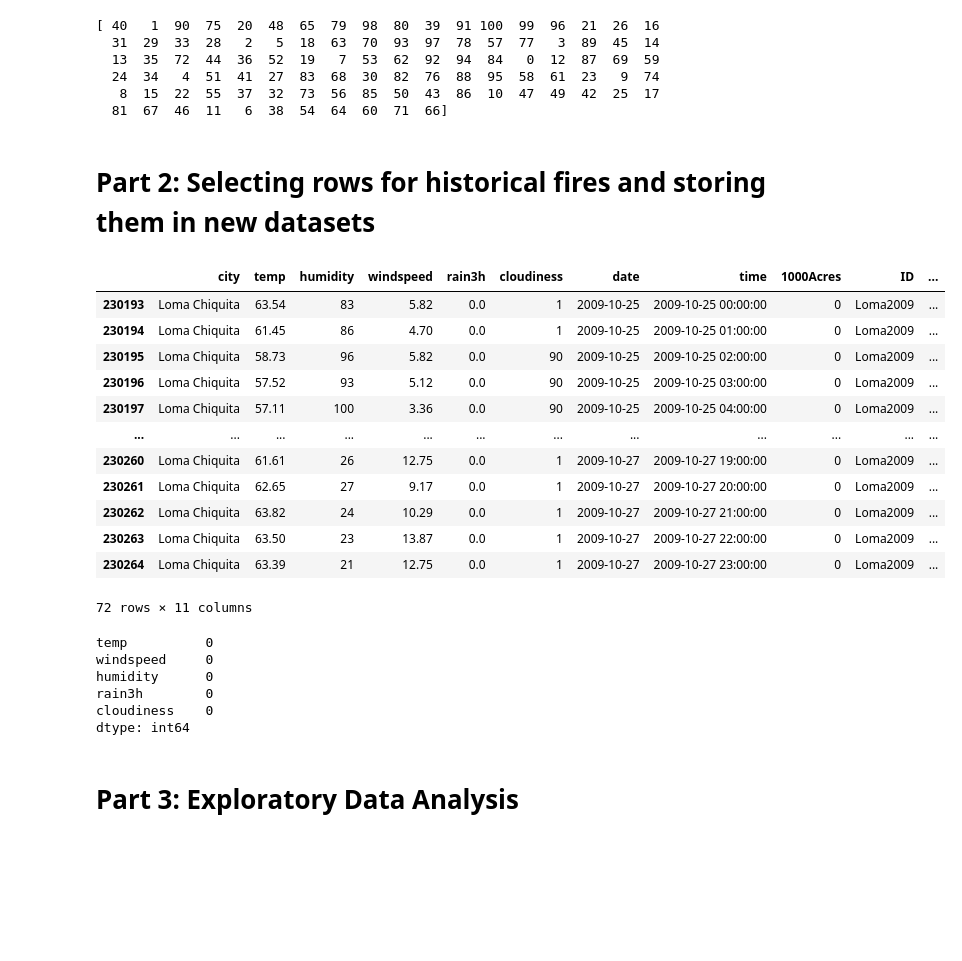
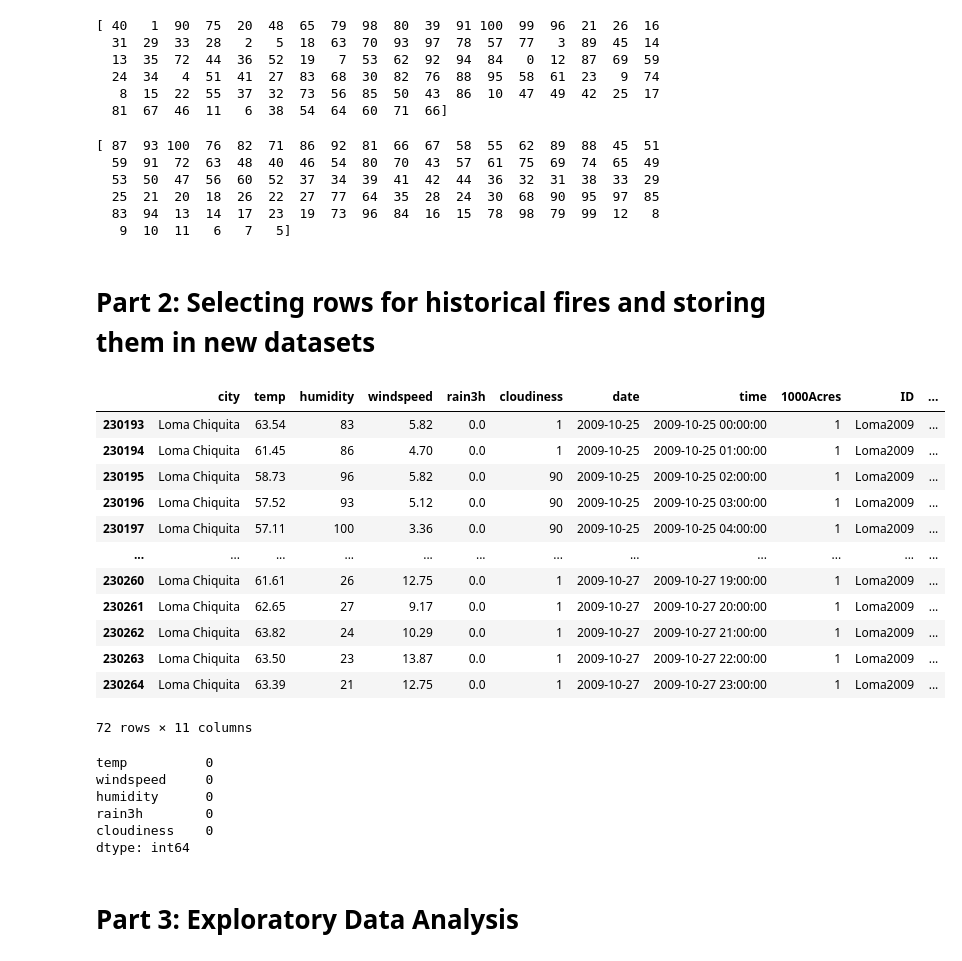
Before and after one commit to doctorshu2/Wildfire-Danger-Rating-Predictor, a Jupyter notebook: ASRNotebook.ipynb, the cells around one changed output. Drawn from its saved outputs; the diff is of its cells as text; code cells hidden in the pictures; blank space fills up the shorter version.

```diff
--- a/ASRNotebook.ipynb
+++ b/ASRNotebook.ipynb
@@ -102,6 +110,15 @@ print(main_features.cloudiness.unique())
   24  34   4  51  41  27  83  68  30  82  76  88  95  58  61  23   9  74
    8  15  22  55  37  32  73  56  85  50  43  86  10  47  49  42  25  17
   81  67  46  11   6  38  54  64  60  71  66]
+# %%
+print(main_features.humidity.unique())
+# %% [output]
+[ 87  93 100  76  82  71  86  92  81  66  67  58  55  62  89  88  45  51
+  59  91  72  63  48  40  46  54  80  70  43  57  61  75  69  74  65  49
+  53  50  47  56  60  52  37  34  39  41  42  44  36  32  31  38  33  29
+  25  21  20  18  26  22  27  77  64  35  28  24  30  68  90  95  97  85
+  83  94  13  14  17  23  19  73  96  84  16  15  78  98  79  99  12   8
+   9  10  11   6   7   5]
 # %% [markdown]
 # Part 2: Selecting rows for historical fires and storing them in new datasets
 # %%
@@ -120,7 +137,7 @@ LomaFire2009 = main_features.copy()
 startDate = np.array('2009-10-25', dtype=np.datetime64)
 lstartDate = startDate + np.arange(3)
 LomaFire2009 = LomaFire2009[(LomaFire2009.city == 'Loma Chiquita') & (LomaFire2009.date.isin(lstartDate))]
-LomaFire2009['1000Acres'] = 0
+LomaFire2009['1000Acres'] = 1
 LomaFire2009['ID'] = "Loma2009"
 LomaFire2009['droughtIndex'] = 295
 LomaFire2009['rain3h'].fillna(value=0, inplace=True)
@@ -162,44 +179,44 @@ len_firedata += len(SummitFire2008)
 #Contained: October 12, 2016
 #Size: 4474 Acres
 #Location: Loma Chiquita
 #Fire Over 1000 Label: 1
 LomaFire2016 = main_features.copy()
 startDate = np.array('2016-09-26', dtype=np.datetime64)
 l2startDate = startDate + np.arange(17)
 LomaFire2016 = LomaFire2016[(LomaFire2016.city == 'Loma Chiquita') & (LomaFire2016.date.isin(l2startDate))]
 LomaFire2016['1000Acres'] = 1
 LomaFire2016['ID'] = "Loma2016"
 LomaFire2016['rain3h'].fillna(value=0, inplace=True)
 LomaFire2016['droughtIndex'] = 295
 len_firedata += len(LomaFire2016)
 #Croy Fire of 2002
 #Start: September 23, 2002
 #End: September 29, 2002
 #Size: 3127 Acres
 #Location: Sveadal
 #Fire Over 1000 Label: 1
 CroyFire2002 = main_features.copy()
 startDate = np.array('2002-09-23', dtype=np.datetime64)
 cstartDate = startDate + np.arange(7)
 CroyFire2002 = CroyFire2002[(CroyFire2002.city == 'Loma Chiquita') & (CroyFire2002.date.isin(cstartDate))]
 CroyFire2002['1000Acres'] = 1
 CroyFire2002['ID'] = "Croy2002"
 CroyFire2002['rain3h'].fillna(value=0, inplace=True)
 CroyFire2002['droughtIndex'] = 100
 len_firedata += len(CroyFire2002)
 # %% [output]
 |  | city | temp | humidity | windspeed | rain3h | cloudiness | date | time | 1000Acres | ID | ... |
-| 230193 | Loma Chiquita | 63.54 | 83 | 5.82 | 0.0 | 1 | 2009-10-25 | 2009-10-25 00:00:00 | 0 | Loma2009 | ... |
-| 230194 | Loma Chiquita | 61.45 | 86 | 4.70 | 0.0 | 1 | 2009-10-25 | 2009-10-25 01:00:00 | 0 | Loma2009 | ... |
-| 230195 | Loma Chiquita | 58.73 | 96 | 5.82 | 0.0 | 90 | 2009-10-25 | 2009-10-25 02:00:00 | 0 | Loma2009 | ... |
-| 230196 | Loma Chiquita | 57.52 | 93 | 5.12 | 0.0 | 90 | 2009-10-25 | 2009-10-25 03:00:00 | 0 | Loma2009 | ... |
-| 230197 | Loma Chiquita | 57.11 | 100 | 3.36 | 0.0 | 90 | 2009-10-25 | 2009-10-25 04:00:00 | 0 | Loma2009 | ... |
+| 230193 | Loma Chiquita | 63.54 | 83 | 5.82 | 0.0 | 1 | 2009-10-25 | 2009-10-25 00:00:00 | 1 | Loma2009 | ... |
+| 230194 | Loma Chiquita | 61.45 | 86 | 4.70 | 0.0 | 1 | 2009-10-25 | 2009-10-25 01:00:00 | 1 | Loma2009 | ... |
+| 230195 | Loma Chiquita | 58.73 | 96 | 5.82 | 0.0 | 90 | 2009-10-25 | 2009-10-25 02:00:00 | 1 | Loma2009 | ... |
+| 230196 | Loma Chiquita | 57.52 | 93 | 5.12 | 0.0 | 90 | 2009-10-25 | 2009-10-25 03:00:00 | 1 | Loma2009 | ... |
+| 230197 | Loma Chiquita | 57.11 | 100 | 3.36 | 0.0 | 90 | 2009-10-25 | 2009-10-25 04:00:00 | 1 | Loma2009 | ... |
 | ... | ... | ... | ... | ... | ... | ... | ... | ... | ... | ... | ... |
-| 230260 | Loma Chiquita | 61.61 | 26 | 12.75 | 0.0 | 1 | 2009-10-27 | 2009-10-27 19:00:00 | 0 | Loma2009 | ... |
-| 230261 | Loma Chiquita | 62.65 | 27 | 9.17 | 0.0 | 1 | 2009-10-27 | 2009-10-27 20:00:00 | 0 | Loma2009 | ... |
-| 230262 | Loma Chiquita | 63.82 | 24 | 10.29 | 0.0 | 1 | 2009-10-27 | 2009-10-27 21:00:00 | 0 | Loma2009 | ... |
-| 230263 | Loma Chiquita | 63.50 | 23 | 13.87 | 0.0 | 1 | 2009-10-27 | 2009-10-27 22:00:00 | 0 | Loma2009 | ... |
-| 230264 | Loma Chiquita | 63.39 | 21 | 12.75 | 0.0 | 1 | 2009-10-27 | 2009-10-27 23:00:00 | 0 | Loma2009 | ... |
+| 230260 | Loma Chiquita | 61.61 | 26 | 12.75 | 0.0 | 1 | 2009-10-27 | 2009-10-27 19:00:00 | 1 | Loma2009 | ... |
+| 230261 | Loma Chiquita | 62.65 | 27 | 9.17 | 0.0 | 1 | 2009-10-27 | 2009-10-27 20:00:00 | 1 | Loma2009 | ... |
+| 230262 | Loma Chiquita | 63.82 | 24 | 10.29 | 0.0 | 1 | 2009-10-27 | 2009-10-27 21:00:00 | 1 | Loma2009 | ... |
+| 230263 | Loma Chiquita | 63.50 | 23 | 13.87 | 0.0 | 1 | 2009-10-27 | 2009-10-27 22:00:00 | 1 | Loma2009 | ... |
+| 230264 | Loma Chiquita | 63.39 | 21 | 12.75 | 0.0 | 1 | 2009-10-27 | 2009-10-27 23:00:00 | 1 | Loma2009 | ... |
 72 rows × 11 columns
 temp          0
 windspeed     0
```
Also changed, not shown: parts of 3 cells of this notebook.
